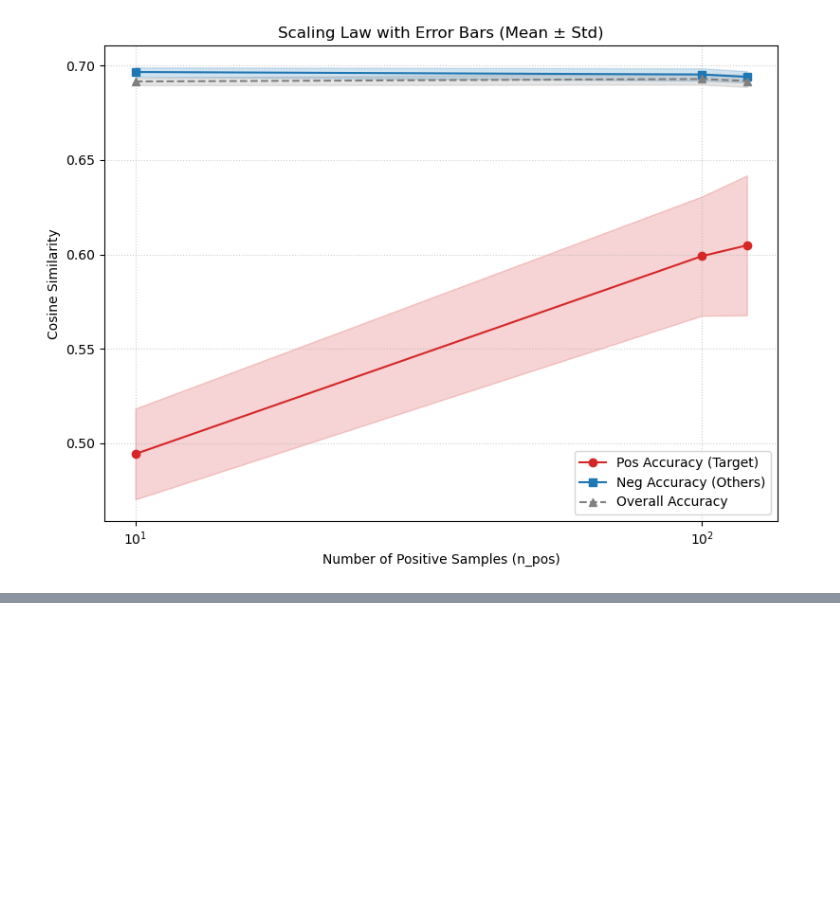
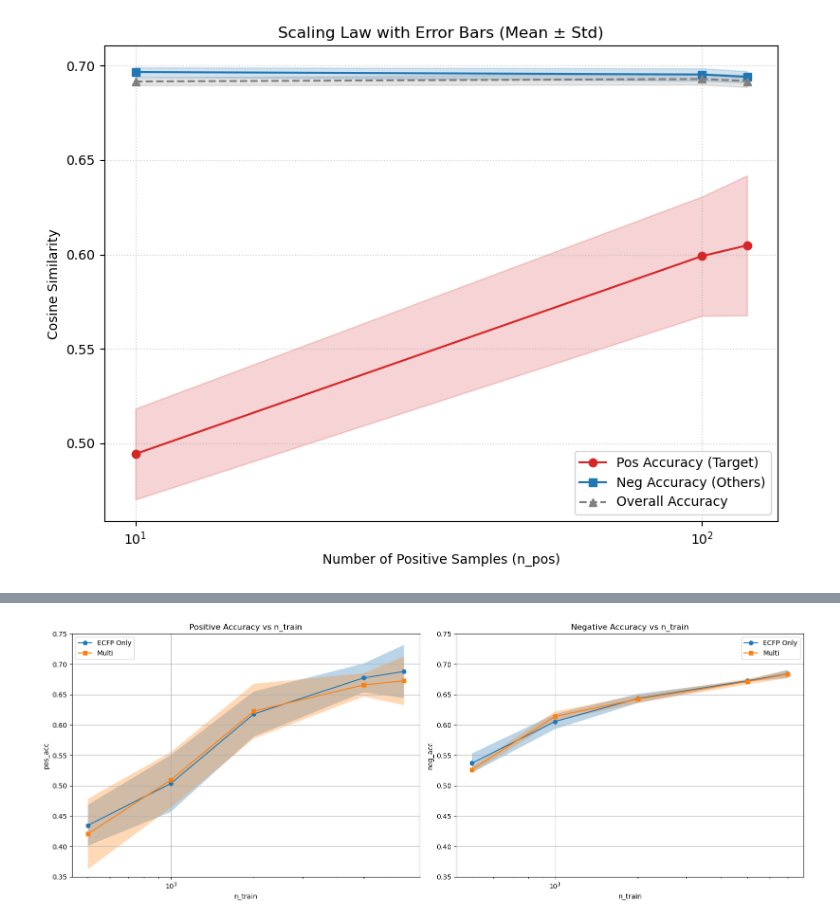
Before and after one commit to 0tum/massspec, a Jupyter notebook: plot.ipynb, the cells around one changed output, grey strips where cells are left out. Cells and saved outputs as stored; diff of their text form; code cells hidden in the pictures; blank space fills up the shorter version.

```diff
--- a/plot.ipynb
+++ b/plot.ipynb
@@ -80,0 +112,86 @@ dr = 0.01, ecfp_dim = 2048
+# %%
+import pandas as pd
+import matplotlib.pyplot as plt
+
+# Load the dataframes
+df_ecfp = pd.read_csv('tmp/has_F-vanilla-scaling_ecfponly.csv')
+df_multi = pd.read_csv('tmp/has_F-vanilla-scaling_ecfp+bert+flag.csv')
+
+# Aggregation function
+def aggregate_data(df, metric):
+    return df.groupby('n_train')[metric].agg(['mean', 'std']).reset_index()
+
+# Prepare data for pos_acc
+ecfp_pos = aggregate_data(df_ecfp, 'pos_acc')
+multi_pos = aggregate_data(df_multi, 'pos_acc')
+
+# Prepare data for neg_acc
+ecfp_neg = aggregate_data(df_ecfp, 'neg_acc')
+multi_neg = aggregate_data(df_multi, 'neg_acc')
+
+# Plotting
+fig, axes = plt.subplots(1, 2, figsize=(16, 6))
+
+# Plot pos_acc
+ax = axes[0]
+ax.plot(ecfp_pos['n_train'], ecfp_pos['mean'], label='ECFP Only', marker='o')
+ax.fill_between(ecfp_pos['n_train'],
+                ecfp_pos['mean'] - ecfp_pos['std'],
+                ecfp_pos['mean'] + ecfp_pos['std'],
+                alpha=0.3)
+
+ax.plot(multi_pos['n_train'], multi_pos['mean'], label='Multi', marker='s')
+ax.fill_between(multi_pos['n_train'],
+                multi_pos['mean'] - multi_pos['std'],
+                multi_pos['mean'] + multi_pos['std'],
+                alpha=0.3)
+
+ax.set_xlabel('n_train')
+ax.set_ylabel('pos_acc')
+ax.set_title('Positive Accuracy vs n_train')
+ax.legend()
+ax.grid(True)
+ax.set_ylim(0.35, 0.75)
+ax.set_xscale('log')
+
+# Plot neg_acc
+ax = axes[1]
+ax.plot(ecfp_neg['n_train'], ecfp_neg['mean'], label='ECFP Only', marker='o')
+ax.fill_between(ecfp_neg['n_train'],
+                ecfp_neg['mean'] - ecfp_neg['std'],
+                ecfp_neg['mean'] + ecfp_neg['std'],
+                alpha=0.3)
+
+ax.plot(multi_neg['n_train'], multi_neg['mean'], label='Multi', marker='s')
+ax.fill_between(multi_neg['n_train'],
+                multi_neg['mean'] - multi_neg['std'],
+                multi_neg['mean'] + multi_neg['std'],
+                alpha=0.3)
+
+ax.set_xlabel('n_train')
+ax.set_ylabel('neg_acc')
+ax.set_title('Negative Accuracy vs n_train')
+ax.legend()
+ax.grid(True)
+ax.set_ylim(0.35, 0.75)
+ax.set_xscale('log')
+
+plt.tight_layout()
+# plt.savefig('pos_neg_acc_comparison.png')
+
+# Save aggregated data
+# Combine all into one structured format for CSV
+ecfp_pos['metric'] = 'pos_acc'
+ecfp_pos['type'] = 'ECFP Only'
+multi_pos['metric'] = 'pos_acc'
+multi_pos['type'] = 'Multi'
+
+ecfp_neg['metric'] = 'neg_acc'
+ecfp_neg['type'] = 'ECFP Only'
+multi_neg['metric'] = 'neg_acc'
+multi_neg['type'] = 'Multi'
+
+df_agg_all = pd.concat([ecfp_pos, multi_pos, ecfp_neg, multi_neg], ignore_index=True)
+df_agg_all.to_csv('aggregated_pos_neg_comparison.csv', index=False)
+# %% [output]
+[figure, added]
```
Also changed, not shown: parts of 1 cell of this notebook, 13 other files.
